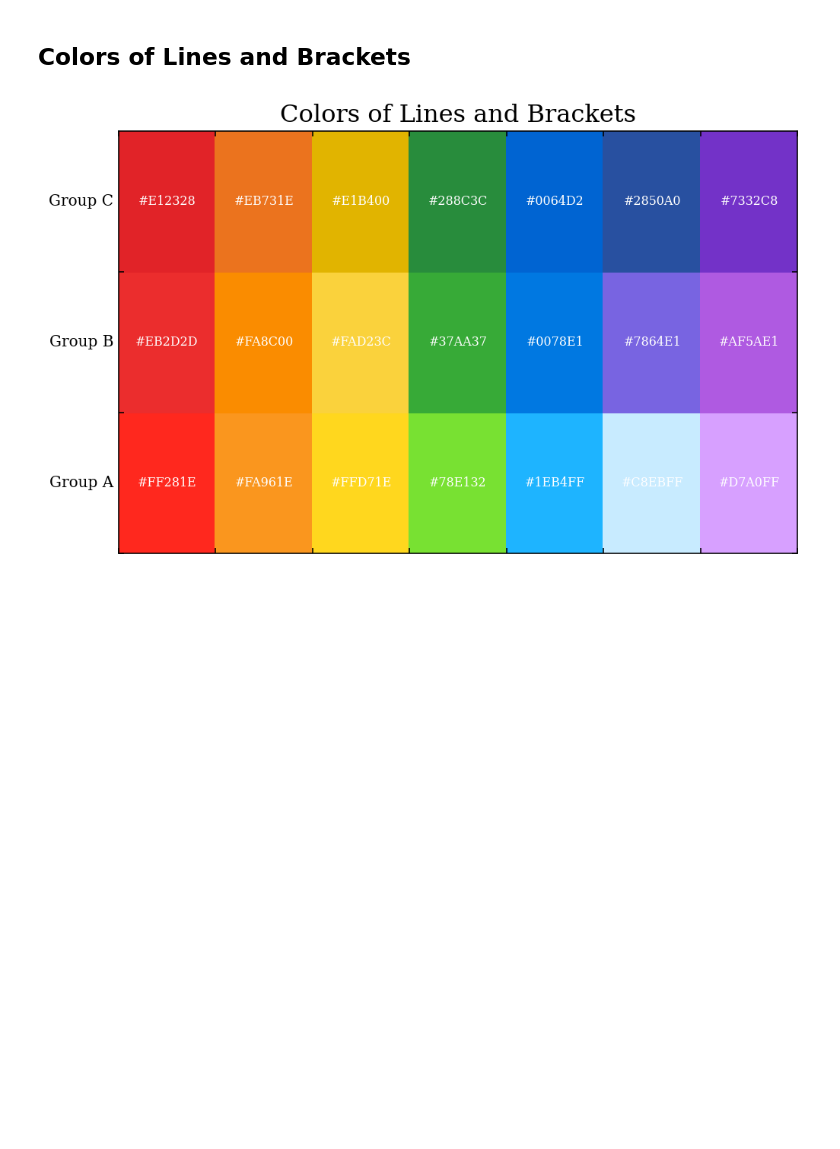
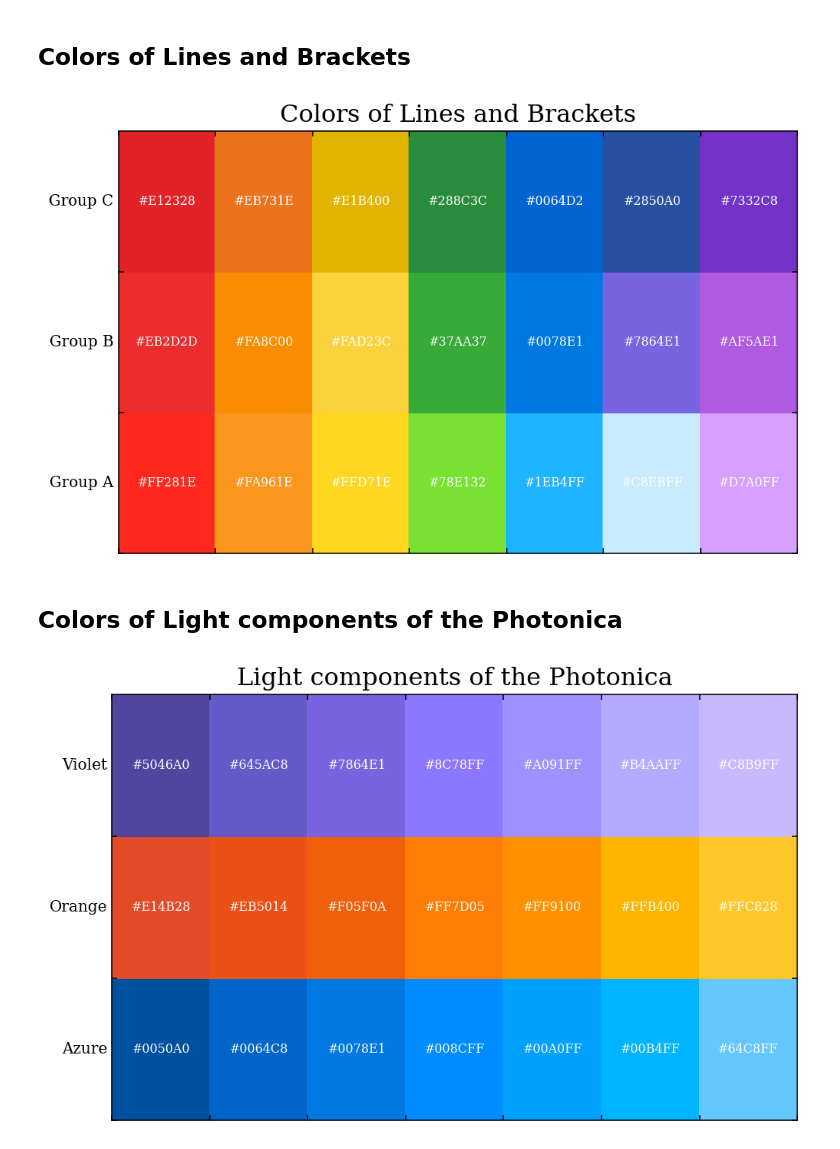
Before and after one commit to Photonico/Computational_Physics_Topics, a Jupyter notebook: Color References/Colors Demonstration.ipynb, the cells around one changed output. Saved outputs shown, nothing was run; the diff lists cells and outputs as text; code cells hidden in the pictures; blank space fills up the shorter version.

```diff
--- a/Color References/Colors Demonstration.ipynb
+++ b/Color References/Colors Demonstration.ipynb
@@ -74,6 +87,54 @@ for i, label in enumerate(labels):
     ax.text(-max_length*0.001, i + yaxis_offset, label, transform=ax.get_yaxis_transform(), ha="right", va="center")
 # %% [output]
 [figure]
+# %% [markdown]
+## Colors of Light components of the Photonica
+# %%
+# Colors of Light components of the Photonica
+
+import matplotlib.pyplot as plt
+
+# Define the color codes for each line
+Azure_colors  = ["#0050A0", "#0064C8", "#0078E1", "#008CFF", "#00A0FF", "#00B4FF", "#64C8FF"]
+Orange_colors = ["#E14B28", "#EB5014", "#F05F0A", "#FF7D05", "#FF9100", "#FFB400", "#FFC828"]
+Violet_colors = ["#5046A0", "#645AC8", "#7864E1", "#8C78FF", "#A091FF", "#B4AAFF", "#C8B9FF"]
+Code_lens = ["#82A0E1", "#7D9BDC"]
+
+# Combine the color codes into a list
+line_colors = [Azure_colors, Orange_colors, Violet_colors]
+
+params = {"text.usetex": False, "font.family": "serif", "mathtext.fontset": "cm",
+          "axes.titlesize": 16, "axes.labelsize": 14, "figure.facecolor": "w"}
+plt.rcParams.update(params)
+
+# Create a canvas
+fig, ax = plt.subplots(1, 1, figsize=(8,5), dpi=144)
+plt.title("Light components of the Photonica")
+
+# Iterate through the color codes and draw the corresponding color blocks
+for row, color_row in enumerate(line_colors):
+    for col, color in enumerate(color_row):
+        # Draw a rectangle to represent the color
+        rect = plt.Rectangle((col, row), 1, 1, color=color)
+        ax.add_patch(rect)
+        # Add the color code text in the middle of the rectangle
+        plt.text(col + 0.5, row + 0.5, color, ha="center", va="center", fontsize=8, color="white")
+
+# Set the range and labels for the axes
+ax.tick_params(direction="in", which="both", top=True, right=True, bottom=True, left=True)
+max_length = max(len(line_colors_A), len(line_colors_B), len(line_colors_C))
+ax.set_xlim(0, max_length)
+ax.set_ylim(0, len(line_colors))
+ax.set_xticklabels([])
+ax.set_yticklabels([])
+ax.set_yticks(range(len(line_colors)))
+
+labels = ["Azure", "Orange", "Violet"]
+yaxis_offset = 0.5  # move labels up by 0.5
+for i, label in enumerate(labels):
+    ax.text(-max_length*0.001, i + yaxis_offset, label, transform=ax.get_yaxis_transform(), ha="right", va="center")
+# %% [output]
+[figure, added]
 # %% [markdown]
 ## References
 
```
Also changed, not shown: parts of 3 cells of this notebook, 1 other file.
